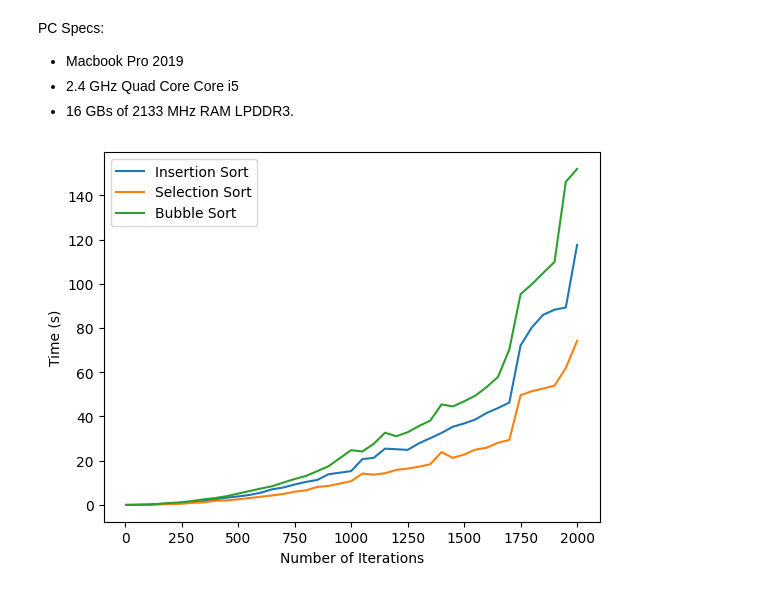
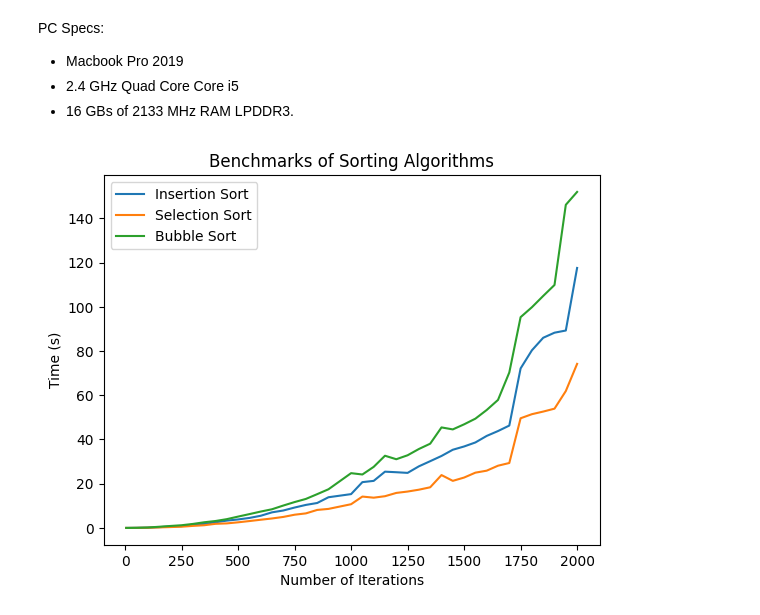
Before and after one commit to shozy786/cse_5311_1002226596, a Jupyter notebook: handson2/benchmarks.ipynb, the cells around one changed output. Cells and saved outputs as stored; diff of their text form; code cells hidden in the pictures.

Commit message:
added title

```diff
--- a/handson2/benchmarks.ipynb
+++ b/handson2/benchmarks.ipynb
@@ -67,10 +67,11 @@ arr = np.random.randint(0, 1000, size={n})
 # %%
 plt.plot(N, insertion_benchs, label = "Insertion Sort")
 plt.plot(N, selection_benchs, label = "Selection Sort")
 plt.plot(N, bubble_benchs, label = "Bubble Sort")
+plt.title("Benchmarks of Sorting Algorithms")
 plt.xlabel("Number of Iterations")
 plt.ylabel("Time (s)")
 plt.legend(loc = "upper left")
 plt.show()
 # %% [output]
-[figure, old version]
+[figure, new version]
```
